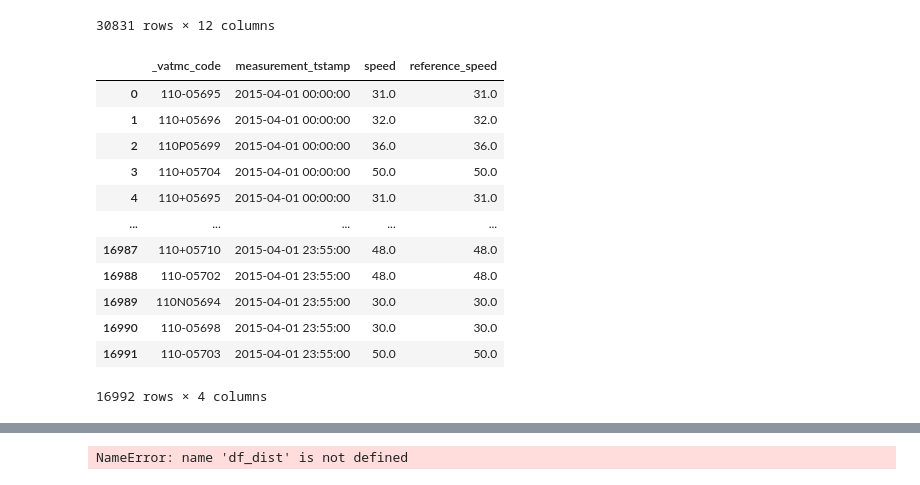
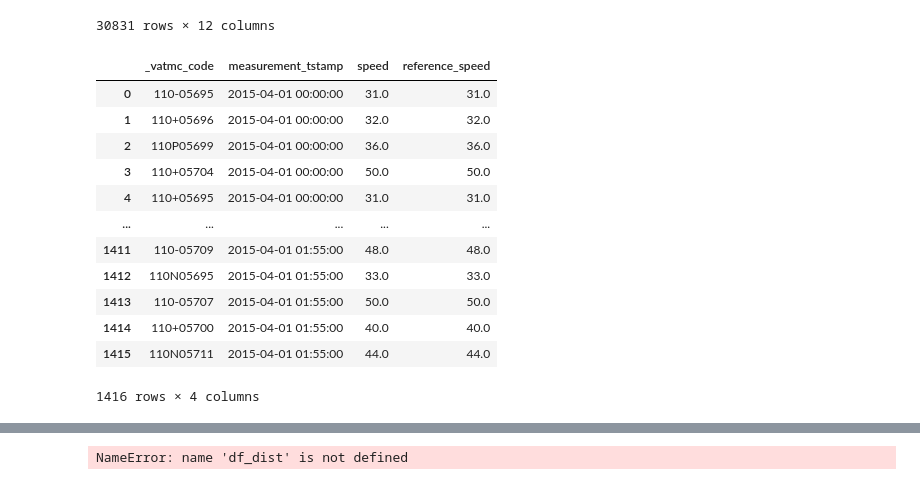
Before and after one commit to chrisyangsong/TMC2GMNS, a Jupyter notebook: tmc2gmns.ipynb, the cells around one changed output, grey strips where cells are left out. Saved outputs shown, nothing was run; the diff lists cells and outputs as text; code cells hidden in the pictures.

```diff
--- a/tmc2gmns.ipynb
+++ b/tmc2gmns.ipynb
@@ -506,19 +510,19 @@ combined_link
 30831 rows × 12 columns
 # %%
 reading = pd.read_csv(tmc_path + os.sep + 'Reading_VA.csv')
-reading = reading[pd.to_datetime(reading['measurement_tstamp'], format='%Y-%m-%d %H:%M:%S')<datetime.datetime.strptime('2015-04-02', '%Y-%m-%d')]
+reading = reading[pd.to_datetime(reading['measurement_tstamp'], format='%Y-%m-%d %H:%M:%S')<datetime.datetime.strptime('2015-04-01 02:00:00', '%Y-%m-%d %H:%M:%S')]
 reading
 # %% [output]
 |  | _vatmc_code | measurement_tstamp | speed | reference_speed |
 | 0 | 110-05695 | 2015-04-01 00:00:00 | 31.0 | 31.0 |
 | 1 | 110+05696 | 2015-04-01 00:00:00 | 32.0 | 32.0 |
 | 2 | 110P05699 | 2015-04-01 00:00:00 | 36.0 | 36.0 |
 | 3 | 110+05704 | 2015-04-01 00:00:00 | 50.0 | 50.0 |
 | 4 | 110+05695 | 2015-04-01 00:00:00 | 31.0 | 31.0 |
 | ... | ... | ... | ... | ... |
-| 16987 | 110+05710 | 2015-04-01 23:55:00 | 48.0 | 48.0 |
-| 16988 | 110-05702 | 2015-04-01 23:55:00 | 48.0 | 48.0 |
-| 16989 | 110N05694 | 2015-04-01 23:55:00 | 30.0 | 30.0 |
-| 16990 | 110-05698 | 2015-04-01 23:55:00 | 30.0 | 30.0 |
-| 16991 | 110-05703 | 2015-04-01 23:55:00 | 50.0 | 50.0 |
+| 1411 | 110-05709 | 2015-04-01 01:55:00 | 48.0 | 48.0 |
+| 1412 | 110N05695 | 2015-04-01 01:55:00 | 33.0 | 33.0 |
+| 1413 | 110-05707 | 2015-04-01 01:55:00 | 50.0 | 50.0 |
+| 1414 | 110+05700 | 2015-04-01 01:55:00 | 40.0 | 40.0 |
+| 1415 | 110N05711 | 2015-04-01 01:55:00 | 44.0 | 44.0 |
-16992 rows × 4 columns
+1416 rows × 4 columns
```
Also changed, not shown: parts of 28 cells of this notebook, 26 other files.
